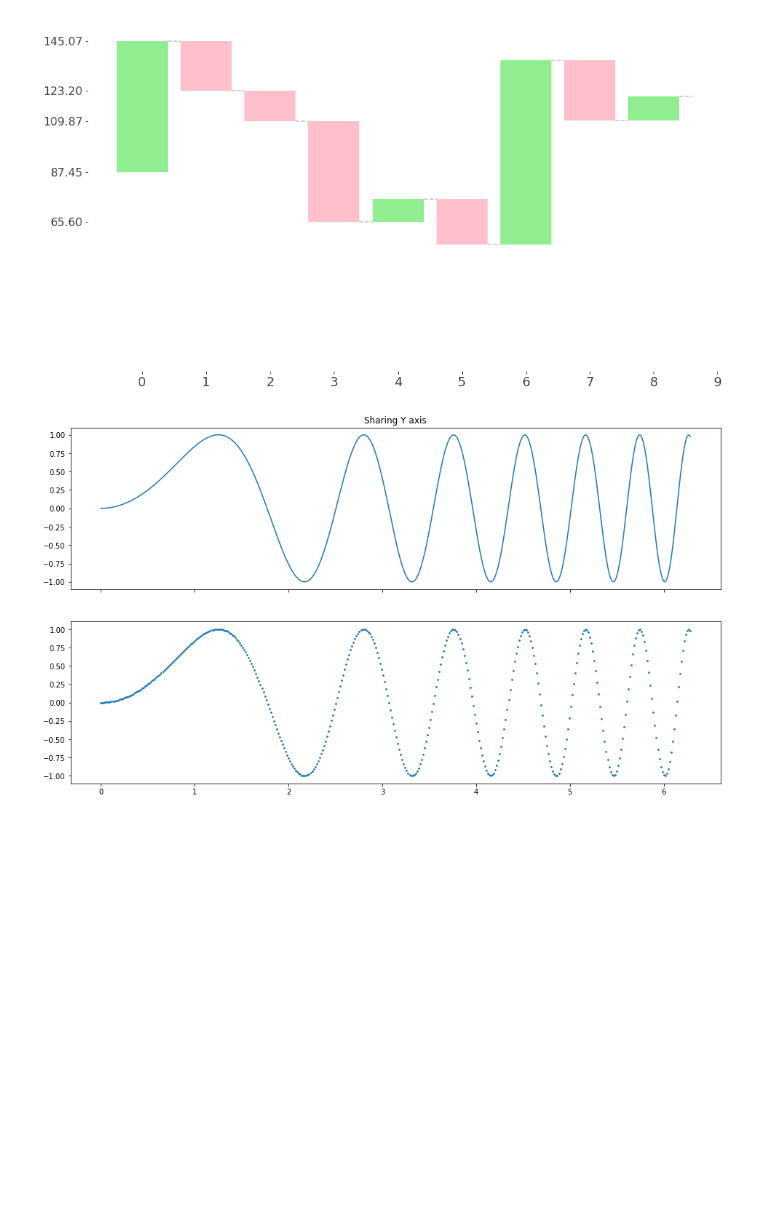
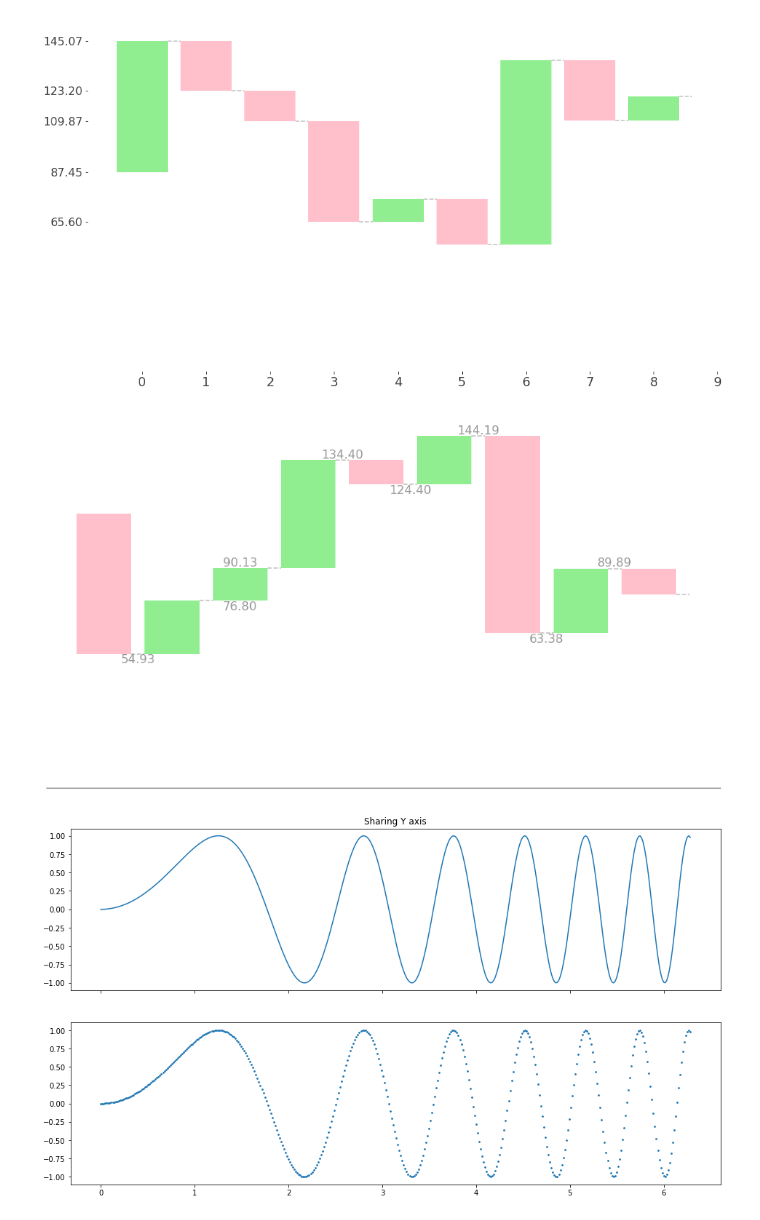
Before and after one commit to coreygirard/less, a Jupyter notebook: labs.ipynb, the cells around one changed output. Saved outputs shown, nothing was run; the diff lists cells and outputs as text; code cells hidden in the pictures; blank space fills up the shorter version.

```diff
--- a/labs.ipynb
+++ b/labs.ipynb
@@ -413,10 +413,81 @@ plt.xticks(list(range(10+1)),
 for x1, y1, x2, y2 in zip(x, y, x[1:], y[1:]):
     plt.plot([x1+width/2, x2-width/2], [y2, y2], '--', color='grey', alpha=0.5)
 
+plt.rcParams["figure.figsize"] = [16,9]
 #plt.plot(x, y)
 plt.show()
 # %% [output]
 [figure]
+# %%
+
+width = 0.8
+
+for x1, y1, y2 in zip(x, y, y[1:]):
+    if y1 < y2:
+        plt.bar(x1, y2, width=width, color='lightgreen')
+        plt.bar(x1, y1, width=width, color='white')
+    else: # y2 < y1
+        plt.bar(x1, y1, width=width, color='pink')
+        plt.bar(x1, y2, width=width, color='white')
+
+ax = plt.gca()
+ax.spines['right'].set_visible(False)
+ax.spines['left'].set_visible(False)
+ax.spines['top'].set_visible(False)
+#ax.spines['bottom'].set_visible(False)
+
+plt.rcParams["figure.figsize"] = [16,9]
+
+
+#plt.yticks(y[:5],
+#           size=16,
+#           color='#444444')
+
+#plt.xticks(list(range(10+1)),
+#           size=18,
+#           color='#444444')
+
+plt.yticks([])
+plt.xticks([])
+
+
+for x1, y1, x2, y2 in zip(x, y, x[1:], y[1:]):
+    plt.plot([x1+width/2, x2-width/2], [y2, y2], '--', color='grey', alpha=0.5)
+
+for i in range(1, len(x)-1):
+    px = (x[i-1] + x[i])/2
+    py = y[i]
+
+    ha = 'center'
+    va = 'center'
+
+    if py > max(y[i-1], y[i+1]):
+        va = 'bottom'
+    elif py < min(y[i-1], y[i+1]):
+        va = 'top'
+    elif y[i-1] > y[i+1]:
+        if py < (y[i-1] + y[i+1])/2:
+            va = 'bottom'
+            px = x[i]
+        else:
+            va = 'top'
+            px = x[i-1]
+    elif y[i-1] < y[i+1]:
+        if py > (y[i-1] + y[i+1])/2:
+            va = 'top'
+            px = x[i]
+        else:
+            va = 'bottom'
+            px = x[i-1]
+
+    plt.text(px, py, f'{py:.2f}', ha=ha, va=va, color='grey', alpha=0.8, fontsize=16)
+
+
+
+#plt.plot(x, y)
+plt.show()
+# %% [output]
+[figure, added]
 # %%
 import matplotlib.pyplot as plt
 
```
